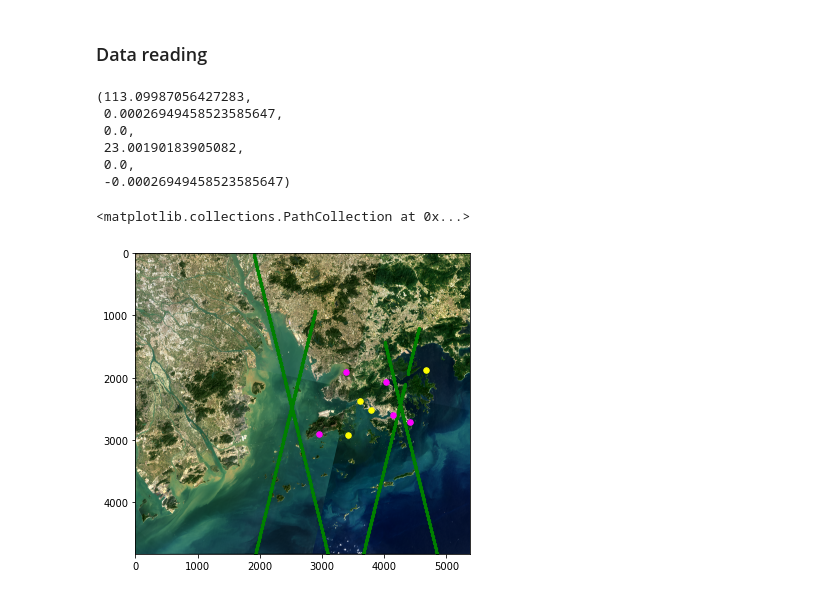
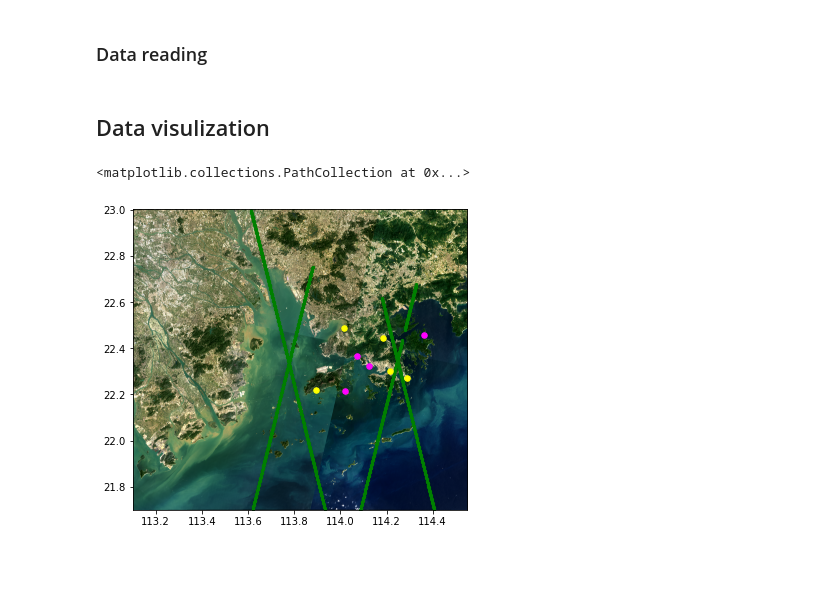
Before and after one commit to xinluo2018/radar-altimetry-tool, a Jupyter notebook: ipynb/visualize_local.ipynb, the cells around one changed output. Saved outputs shown, nothing was run; the diff lists cells and outputs as text; code cells hidden in the pictures; blank space fills up the shorter version.

Commit message:
Modify imgShow and tiff_io

```diff
--- a/ipynb/visualize_local.ipynb
+++ b/ipynb/visualize_local.ipynb
@@ -36,14 +36,5 @@ tguage_obser = xr.open_dataset(path_tguage_obser)
 tguage_md = xr.open_dataset(path_tguage_md)
 ## 3. remote sensing image
 img_gdal = gdal.Open(path_rsimg)
-l8_img,im_geotrans,_,_,_,_ = readTiff(path_rsimg)
+l8_img,l8_extent,_,_,_,_ = readTiff(path_rsimg)
 l8_img_wat,_,_,_,_,_ = readTiff(path_rsimg_wat)
-# %%
-im_geotrans
-# %% [output]
-(113.09987056427283,
- 0.00026949458523585647,
- 0.0,
- 23.00190183905082,
- 0.0,
- -0.00026949458523585647)
@@ -58,14 +41,17 @@ tguage_md_cols,tguage_md_rows = geo2imagexy(lon=tguage_md['lon'], lat=tguage_md[
+# %% [markdown]
+## Data visulization
 # %%
 fig = plt.figure(figsize=(6,6))
-imgShow(l8_img)
+# imgShow(l8_img)
+imgShow(l8_img, extent=l8_extent)
 '''sar altimetry data'''
-plt.scatter(s3a_260_col_fps, s3a_260_row_fps, s=5, color='green')
-plt.scatter(s3a_309_col_fps, s3a_309_row_fps, s=5, color='green' )
-plt.scatter(s3b_260_col_fps, s3b_260_row_fps, s=5, color='green' )
-plt.scatter(s3b_309_col_fps, s3b_309_row_fps, s=5, color='green' )
+plt.scatter(x=s3al2_260['lon_20_ku'], y=s3al2_260['lat_20_ku'], s=5, color='green')
+plt.scatter(x=s3al2_309['lon_20_ku'], y=s3al2_309['lat_20_ku'], s=5, color='green')
+plt.scatter(x=s3bl2_260['lon_20_ku'], y=s3bl2_260['lat_20_ku'], s=5, color='green')
+plt.scatter(x=s3bl2_309['lon_20_ku'], y=s3bl2_309['lat_20_ku'], s=5, color='green')
 '''tgagues data'''
-plt.scatter(tguage_obser_cols, tguage_obser_rows, s=30, color ='magenta')
-plt.scatter(tguage_md_cols, tguage_md_rows, s=30, color='yellow')
+plt.scatter(x=tguage_md['lon'], y=tguage_md['lat'], s=30, color ='magenta')
+plt.scatter(x=tguage_obser['lon'], y = tguage_obser['lat'], s=30, color='yellow')
 # %% [output]
 <matplotlib.collections.PathCollection at 0x...>
-[figure, old version]
+[figure, new version]
```
Also changed, not shown: parts of 1 cell of this notebook, 5 other files.
